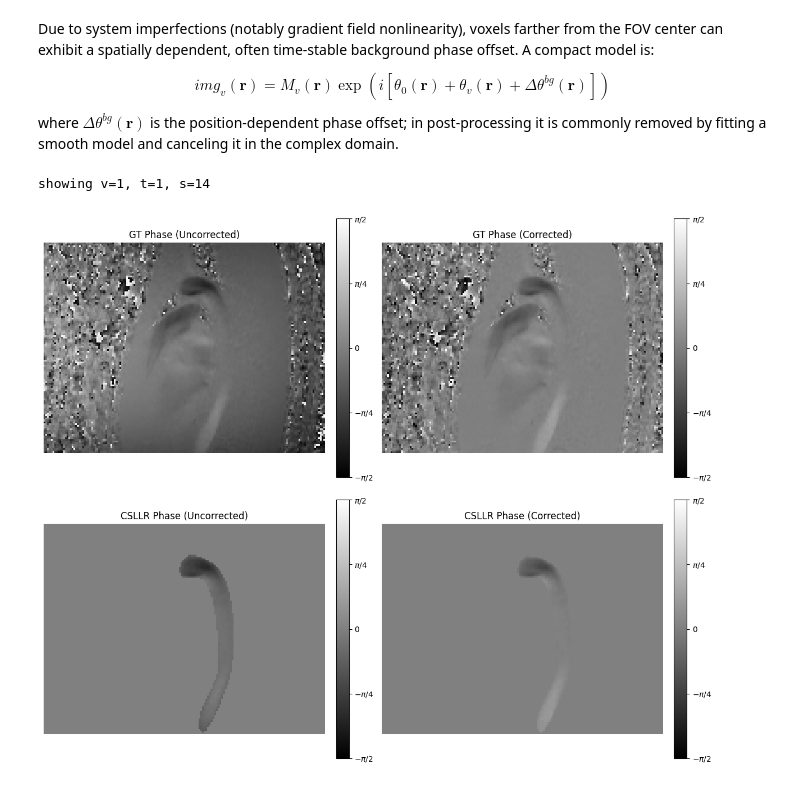
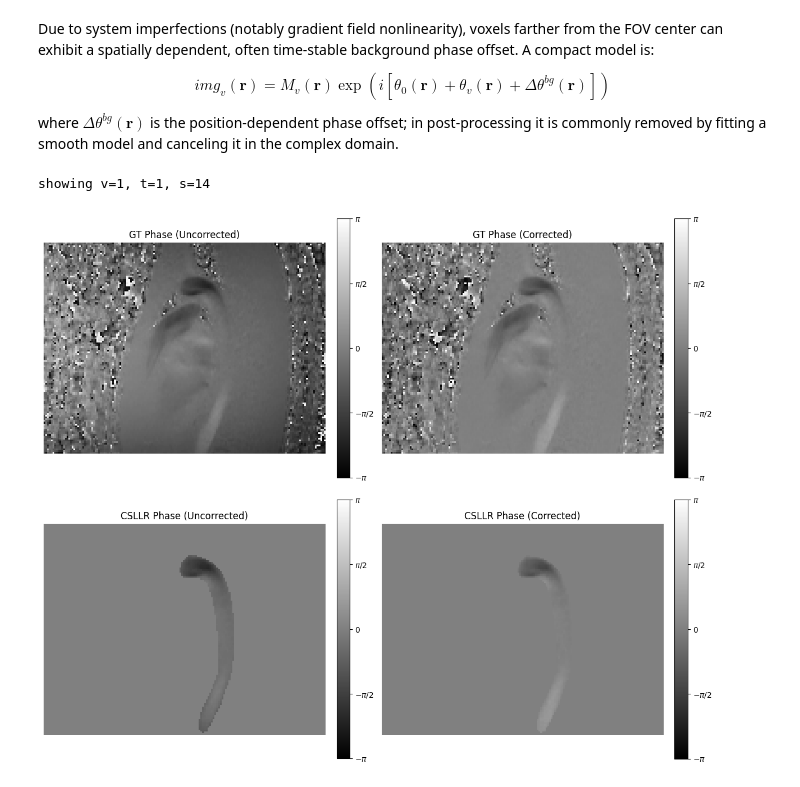
Before and after one commit to CmrxRecon/CMRx4DFlow2026, a Jupyter notebook: CMRx4DFlowReconDemo/ForEvalution/4_PostprocessingDemo.ipynb, the cells around one changed output. Drawn from its saved outputs; the diff is of its cells as text; code cells hidden in the pictures.

```diff
--- a/CMRx4DFlowReconDemo/ForEvalution/4_PostprocessingDemo.ipynb
+++ b/CMRx4DFlowReconDemo/ForEvalution/4_PostprocessingDemo.ipynb
@@ -18,7 +18,7 @@ segmask    = load_mat(data_dir + '/segmask.mat',    key='segmask')
 params     = read_params_csv(data_dir + '/params.csv')
 
 # Load COO representation and reconstruct dense array from compressed .npz file
-img_csllr = load_coo_npz(f"{data_dir}/img_ktGaussian10.npz", as_dense=True)
+img_csllr = load_coo_npz(f"{data_dir}/img_ktGaussian10_CS.npz", as_dense=True)
 
 # Use [()] to materialize the entire dataset into RAM as a NumPy array.
 kdata_full = kdata_full[()]
@@ -68,7 +68,7 @@ sl_phase_csllr_corr = flow_csllr_corr[v, t, s, :, :].T
 
 phase_vmin, phase_vmax = -np.pi, np.pi
 ticks  = [-np.pi, -np.pi/2, 0, np.pi/2, np.pi]
-labels = [r"$-\pi/2$", r"$-\pi/4$", r"$0$", r"$\pi/4$", r"$\pi/2$"]
+labels = [r"$-\pi$", r"$-\pi/2$", r"$0$", r"$\pi/2$", r"$\pi$"]
 
 fig, ax = plt.subplots(2, 2, figsize=(12, 10), constrained_layout=True)
 
@@ -76,31 +76,31 @@ im00 = ax[0, 0].imshow(sl_phase_img, cmap="gray", origin="lower", vmin=phase_vmi
 ax[0, 0].set_title("GT Phase (Uncorrected)")
 ax[0, 0].axis("off")
 cb00 = fig.colorbar(im00, ax=ax[0, 0], fraction=0.046, pad=0.04)
 cb00.set_ticks(ticks)
 cb00.set_ticklabels(labels)
 
 im01 = ax[0, 1].imshow(sl_phase_img_corr, cmap="gray", origin="lower", vmin=phase_vmin, vmax=phase_vmax)
 ax[0, 1].set_title("GT Phase (Corrected)")
 ax[0, 1].axis("off")
 cb01 = fig.colorbar(im01, ax=ax[0, 1], fraction=0.046, pad=0.04)
 cb01.set_ticks(ticks)
 cb01.set_ticklabels(labels)
 
 im10 = ax[1, 0].imshow(sl_phase_csllr, cmap="gray", origin="lower", vmin=phase_vmin, vmax=phase_vmax)
 ax[1, 0].set_title("CSLLR Phase (Uncorrected)")
 ax[1, 0].axis("off")
 cb10 = fig.colorbar(im10, ax=ax[1, 0], fraction=0.046, pad=0.04)
 cb10.set_ticks(ticks)
 cb10.set_ticklabels(labels)
 
 im11 = ax[1, 1].imshow(sl_phase_csllr_corr, cmap="gray", origin="lower", vmin=phase_vmin, vmax=phase_vmax)
 ax[1, 1].set_title("CSLLR Phase (Corrected)")
 ax[1, 1].axis("off")
 cb11 = fig.colorbar(im11, ax=ax[1, 1], fraction=0.046, pad=0.04)
 cb11.set_ticks(ticks)
 cb11.set_ticklabels(labels)
 
 plt.show()
 # %% [output]
 showing v=1, t=1, s=14
-[figure, old version]
+[figure, new version]
```
Also changed, not shown: 6 other files.
